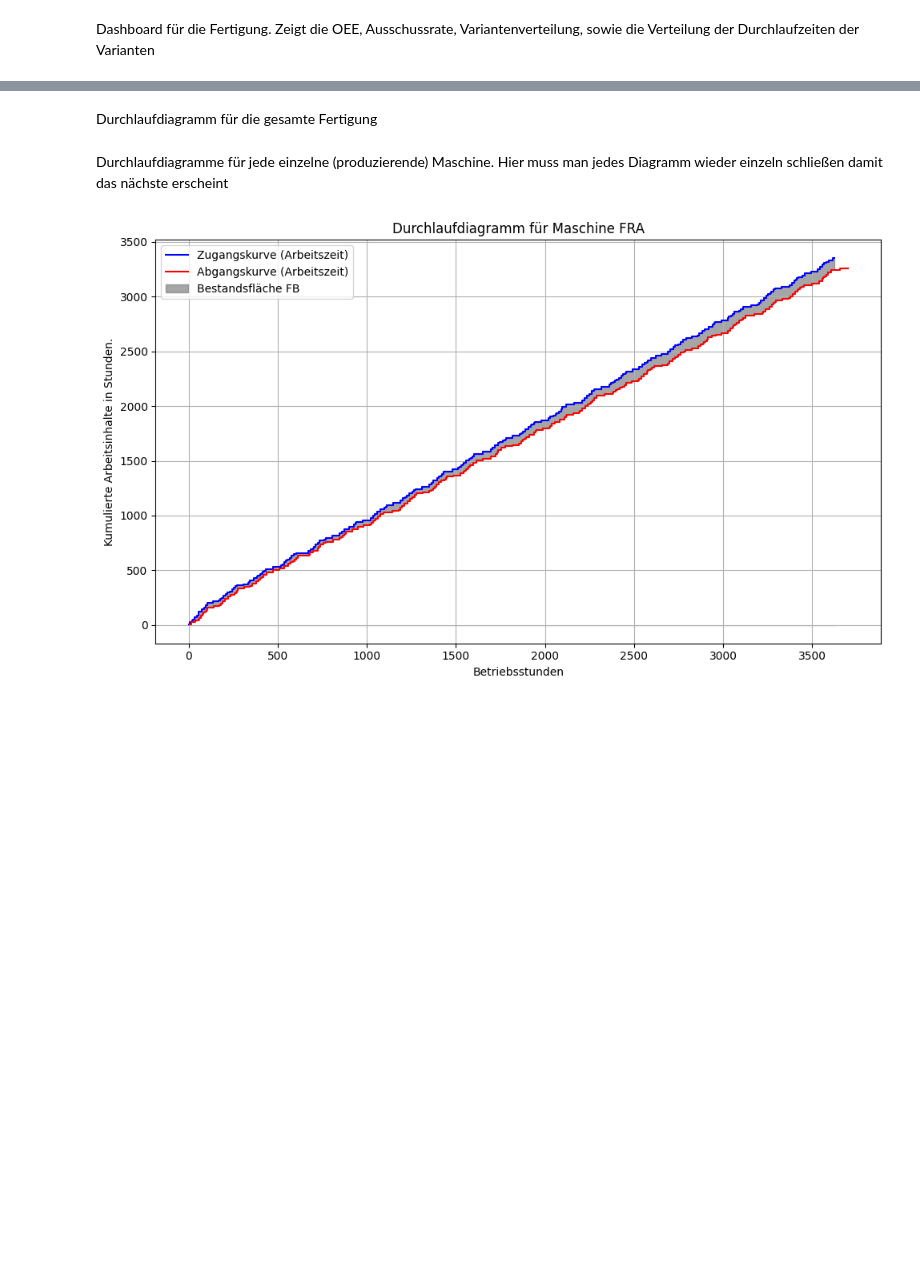
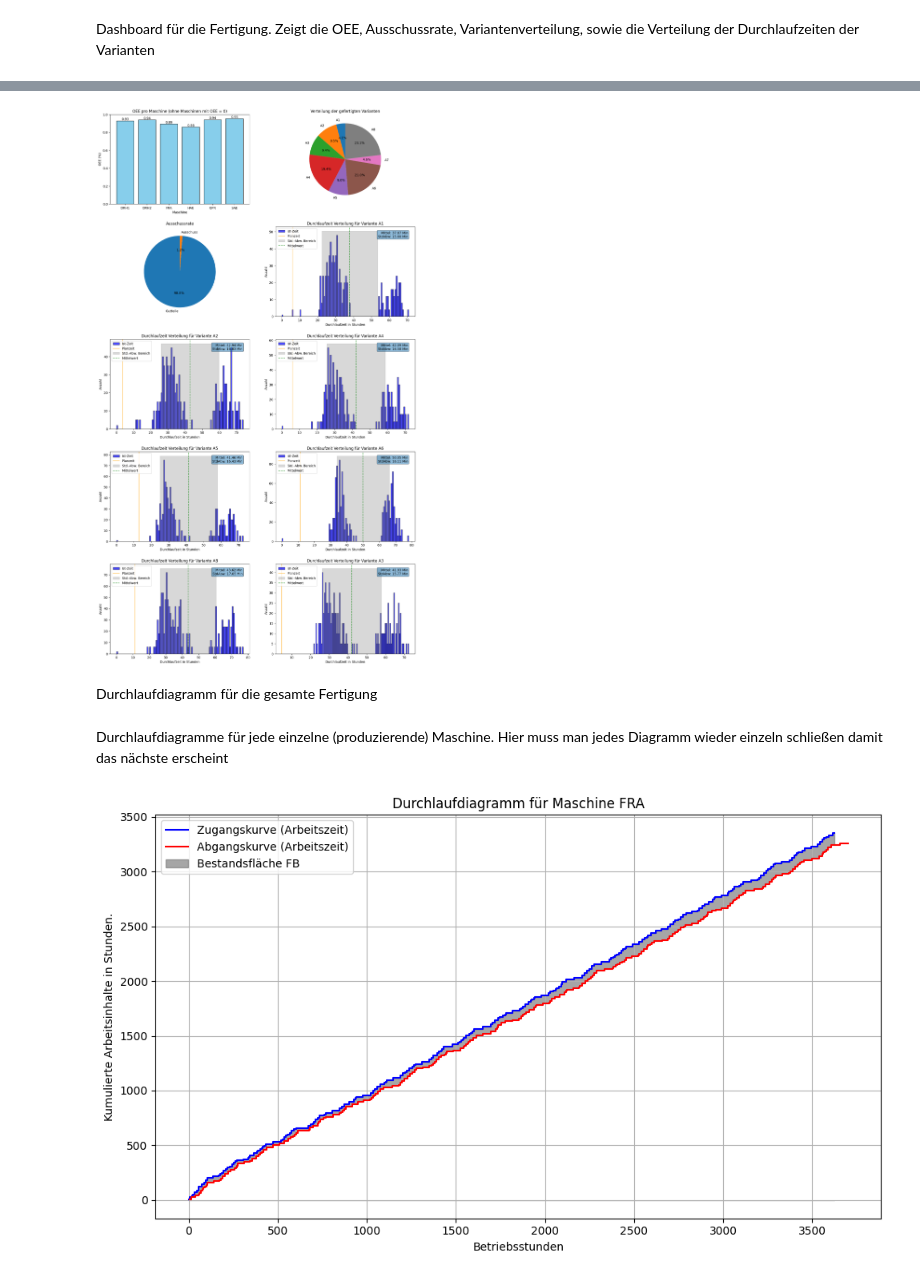
Before and after one commit to LGehlauf/SPP24, a Jupyter notebook: Fertigungsauswertung.ipynb, the cells around one changed output, grey strips where cells are left out. Cells and saved outputs as stored; diff of their text form; code cells hidden in the pictures; blank space fills up the shorter version.

Commit message:
Verbesserungen Dashboard

```diff
--- a/Fertigungsauswertung.ipynb
+++ b/Fertigungsauswertung.ipynb
@@ -1,8 +1,6 @@
 # %% [markdown]
 Dashboard für die Fertigung. Zeigt die OEE, Ausschussrate, Variantenverteilung, sowie die Verteilung der Durchlaufzeiten der Varianten
 # %%
-#Dashboard
-
 import sqlite3
 import pandas as pd
 from matplotlib import pyplot as plt
@@ -48,7 +46,7 @@ elf_df['end_downtime'] = pd.to_datetime(elf_df['end_downtime'], errors='coerce')
 auftraege_df['production_time'] = (auftraege_df['fertigstellung'] - auftraege_df['freigabe']).dt.total_seconds().fillna(0)
  # Planzeiten hinzufügen
 
-arbeitsplaene_df['planzeit'] = ((arbeitsplaene_df['r_plan'] + (arbeitsplaene_df['t_plan']*auftraege_df['stueckzahl_plan'])))
+arbeitsplaene_df['planzeit'] = ((arbeitsplaene_df['r_plan'] + (arbeitsplaene_df['t_plan']*auftraege_df['stueckzahl_plan']))/60)
 planzeit_pro_variante = arbeitsplaene_df.groupby('id')['planzeit'].sum()
 
 # Planzeiten den Aufträgen zuordnen
@@ -68,7 +66,7 @@ flf_df['good_parts'] = flf_df['anzahl_bauteile'] - flf_df['ausschuss']
 quality_per_machine = (flf_df.groupby('bmg')['good_parts'].sum() / flf_df.groupby('bmg')['anzahl_bauteile'].sum()).fillna(0)
 
 auftraege_df['cycle_performance'] = auftraege_df['stueckzahl_ist'] / auftraege_df['stueckzahl_plan']
-performance_per_machine = auftraege_df.groupby('bmg')['cycle_performance'].mean()
+performance_per_machine = auftraege_df.groupby('bmg')['cycle_performance'].mean() #Beschreibt das bis jetzt das Gleich wie die Quality_per_machine
 
 oee_per_machine = (availability_per_machine * performance_per_machine * quality_per_machine).fillna(0)
 
@@ -97,15 +95,23 @@ fig.tight_layout(pad=5.0)
 # Flache Liste der Achsen für einfachere Zuordnung
 axs = axs.flatten()
 
-# OEE pro Maschine darstellen
-axs[0].bar(oee_per_machine.index, oee_per_machine.values, color='skyblue', edgecolor='black')
+# OEE pro Maschine darstellen (ohne Maschinen mit OEE = 0)
+oee_per_machine_filtered = oee_per_machine[oee_per_machine > 0]  # Nur Maschinen mit OEE > 0
+
+# Balkendiagramm für OEE
+axs[0].bar(oee_per_machine_filtered.index, oee_per_machine_filtered.values, color='skyblue', edgecolor='black')
+
+# Hinzufügen von Text für die OEE-Werte
 for bar in axs[0].patches:
     height = bar.get_height()
     axs[0].text(bar.get_x() + bar.get_width() / 2, height, f'{height:.2f}', ha='center', va='bottom', fontsize=10)
+
+# Diagramm-Details
 axs[0].set_title("OEE pro Maschine")
 axs[0].set_xlabel("Maschine")
 axs[0].set_ylabel("OEE (%)")
 axs[0].set_ylim(0, 1)
+
 
 # Tortendiagramm: Verteilung der Varianten
 axs[1].pie(stückzahlen_pro_variante, labels=stückzahlen_pro_variante.index, autopct='%1.1f%%', startangle=90)
@@ -115,21 +121,79 @@ axs[1].set_title("Verteilung der gefertigten Varianten")
 axs[2].pie([gutteile_gesamt, ausschuss_gesamt], labels=['Gutteile', 'Ausschuss'], autopct='%1.1f%%', startangle=90)
 axs[2].set_title("Ausschussrate")
 
-# Histogramme für Durchlaufzeiten (Maschinen-spezifisch)
+
+def remove_downtime(start_time, end_time):
+    """
+    Entfernt Stillstandszeiten (22:00 bis 06:00 Uhr) aus der Durchlaufzeit.
+    """
+    if pd.isna(start_time) or pd.isna(end_time):
+        return 0  # Rückgabe von 0 für ungültige Einträge
+
+    total_time = 0  # Gesamtzeit ohne Stillstandszeiten
+    current_time = start_time
+
+    while current_time < end_time:
+        # Berechnen der nächsten vollen Stunde
+        next_hour = min(end_time, current_time + pd.Timedelta(hours=1))
+
+        # Nur hinzufügen, wenn die Zeit nicht in den Stillstandszeiten liegt
+        if not (22 <= current_time.hour < 24 or 0 <= current_time.hour < 6):
+            total_time += (next_hour - current_time).total_seconds()
+
+        # Zum nächsten Stundenintervall wechseln
+        current_time = next_hour
+
+    return total_time
+
+
+# Optimierte Produktionszeiten berechnen
+auftraege_df['optimized_production_time'] = auftraege_df.apply(
+    lambda row: remove_downtime(row['freigabe'], row['fertigstellung']), axis=1
+)
+
+# Produktionszeit in Minuten umrechnen für Histogramme
+auftraege_df['optimized_production_time_minutes'] = auftraege_df['optimized_production_time'] /3600
+
+# Histogramme für Durchlaufzeiten (Maschinen-spezifisch) mit optimierten Zeiten
 for idx, variante in enumerate(varianten):
     variante_data = auftraege_df[auftraege_df['id'] == variante]
     if idx + 3 < len(axs):  # Verhindern, dass wir außerhalb des Achsenbereichs schreiben
-        # Durchlaufzeit in Minuten umrechnen
-        production_time_minutes = variante_data['production_time'] / 60
-        axs[idx + 3].hist(production_time_minutes, bins=50, color='blue', edgecolor='black', alpha=0.7, label='Ist-Zeit')
+        # Optimierte Durchlaufzeiten
+        production_time_minutes = variante_data['optimized_production_time_minutes']
+
+        # Mittlere optimierte Durchlaufzeit und Standardabweichung berechnen
+        mean_time = production_time_minutes.mean()
+        std_dev = production_time_minutes.std()
+
+        # Histogramm
+        axs[idx + 3].hist(production_time_minutes, bins=100, color='blue', edgecolor='black', alpha=0.7, label='Ist-Zeit')
 
         # Planzeit-Linie hinzufügen (optional)
         if not variante_data['planzeit'].isna().all():  # Sicherstellen, dass es Planzeiten gibt
             planzeit_mean_minutes = variante_data['planzeit'].mean()   # Planzeit in Minuten
             axs[idx + 3].axvline(planzeit_mean_minutes, color='orange', alpha=0.7, label='Planzeit')
 
+        # Grauer Balken für den Bereich der Standardabweichung
+        axs[idx + 3].fill_betweenx(
+            y=[0, axs[idx + 3].get_ylim()[1]],  # Fülle von 0 bis Maximalhöhe des Diagramms
+            x1=mean_time - std_dev,
+            x2=mean_time + std_dev,
+            color='grey',
+            alpha=0.3,
+            label='Std.-Abw. Bereich'
+        )
+
+        # Mittlere optimierte Durchlaufzeit als Linie
+        axs[idx + 3].axvline(mean_time, color='green', linestyle='--', alpha=0.7, label='Mittelwert')
+
+        # Mittlere Durchlaufzeit und Standardabweichung als Text
+        axs[idx + 3].text(0.95, 0.95, f'Mittel: {mean_time:.2f} Min\nStdAbw: {std_dev:.2f} Min',
+                          transform=axs[idx + 3].transAxes, fontsize=10,
+                          verticalalignment='top', horizontalalignment='right', bbox=dict(boxstyle="round", alpha=0.5))
+
+        # Achsentitel und Legende
         axs[idx + 3].set_title(f"Durchlaufzeit Verteilung für Variante {variante}")
-        axs[idx + 3].set_xlabel("Durchlaufzeit (Minuten)")  # Achsentitel angepasst
+        axs[idx + 3].set_xlabel("Durchlaufzeit in Stunden")  # Achsentitel angepasst
         axs[idx + 3].set_ylabel("Anzahl")
         axs[idx + 3].legend()
 
@@ -140,3 +204,4 @@ for i in range(total_plots, len(axs)):
 
 # Diagramme anzeigen
 plt.show()
+# %% [output]
@@ -143,3 +218,4 @@ plt.show()
+[figure, added]
 # %% [markdown]
 Durchlaufdiagramm für die gesamte Fertigung
 # %%
```
Also changed, not shown: parts of 1 cell of this notebook.
